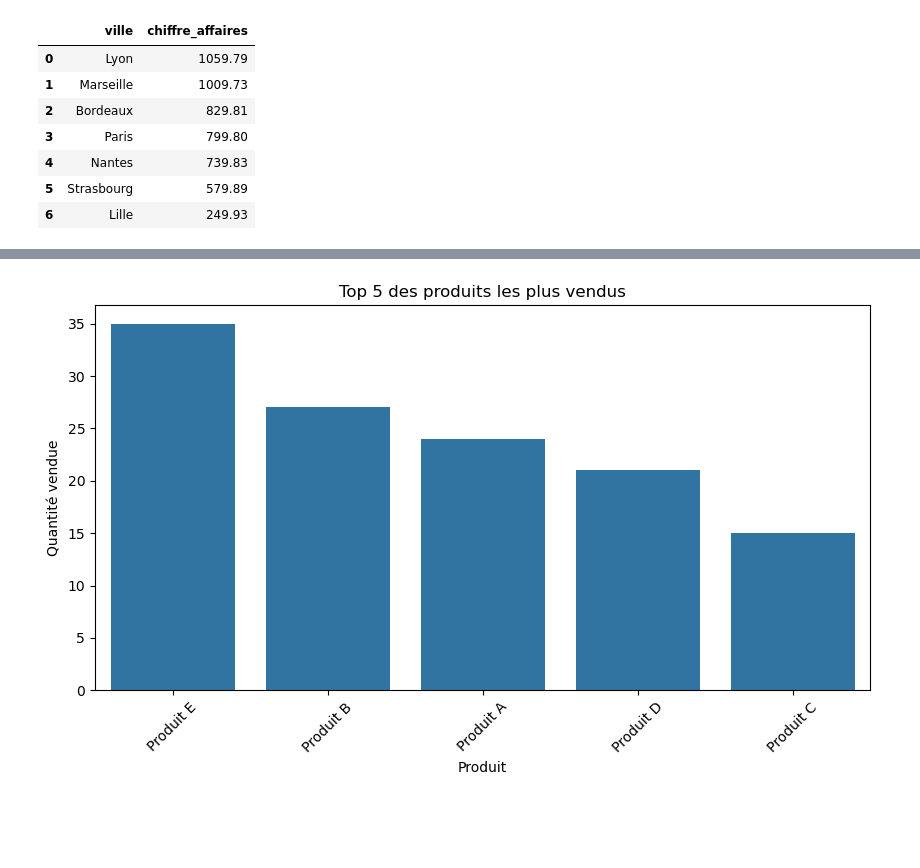
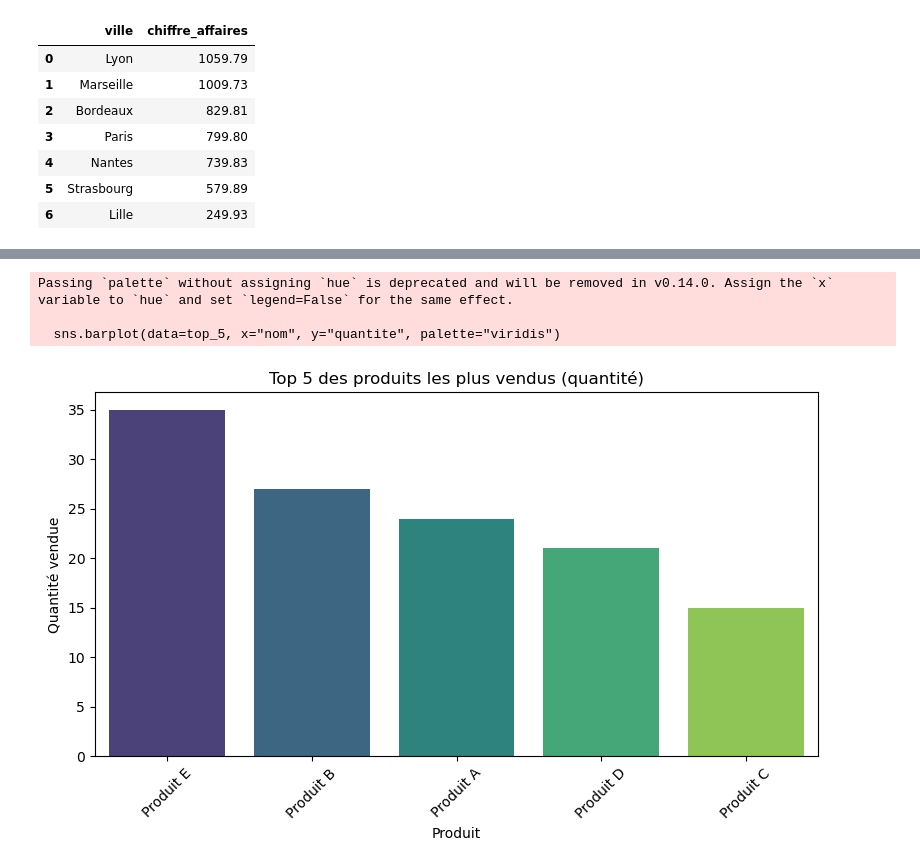
Before and after one commit to Anissa83/analyse-ventes-pme, a Jupyter notebook: PME_sql_pipeline.ipynb, the cells around one changed output, grey strips where cells are left out. Saved outputs shown, nothing was run; the diff lists cells and outputs as text; code cells hidden in the pictures; blank space fills up the shorter version.

Commit message:
ajouter les graphiques

```diff
--- a/PME_sql_pipeline.ipynb
+++ b/PME_sql_pipeline.ipynb
@@ -83,0 +74,6 @@ df_produits.to_sql("produits", conn, if_exists="replace", index=False)
+# %%
+#Insertion de la table df_produits
+# Recharge les produits en corrigeant les colonnes mal lues
+df_produits = pd.read_csv(url_produits)
+df_produits.columns = ['nom', 'id_ref_produit', 'prix', 'stock']  # remettre les bons noms
+df_produits = df_produits[['id_ref_produit', 'nom', 'prix', 'stock']]  # réorganiser les colonnes
@@ -187,11 +205,3 @@ ORDER BY chiffre_affaires DESC
 | 4 | Nantes | 739.83 |
 | 5 | Strasbourg | 579.89 |
 | 6 | Lille | 249.93 |
-# %%
-# Récupération des données
-df_ventes = pd.read_sql("""SELECT * FROM ventes""", conn)
-df_produits = pd.read_sql("""SELECT * FROM produits""", conn)
-
-# Fusion des données sur la clé commune (par exemple 'produit_id')
-df_ventes_produits = df_ventes.merge(df_produits, on="id_ref_produit", how="left")
-df_ventes_produits
@@ -228,15 +272,20 @@ Name: quantite, dtype: int64
 # %%
-#Visualisation des résultats
+top_5 = df_ventes_produits.groupby("nom")["quantite"].sum().sort_values(ascending=False).head(5).reset_index()
+
 import matplotlib.pyplot as plt
 import seaborn as sns
 
-# Top 5 produits les plus vendus
-plt.figure(figsize=(10,5))
-sns.barplot(x=top_produits.index[:5], y=top_produits.values[:5])
-plt.title("Top 5 des produits les plus vendus")
+plt.figure(figsize=(8, 5))
+sns.barplot(data=top_5, x="nom", y="quantite", palette="viridis")
+
+plt.title("Top 5 des produits les plus vendus (quantité)")
 plt.xlabel("Produit")
 plt.ylabel("Quantité vendue")
 plt.xticks(rotation=45)
+plt.tight_layout()
 plt.show()
 # %% [output]
+Passing `palette` without assigning `hue` is deprecated and will be removed in v0.14.0. Assign the `x` variable to `hue` and set `legend=False` for the same effect.
+
+  sns.barplot(data=top_5, x="nom", y="quantite", palette="viridis")
-[figure, old version]
+[figure, new version]
```
Also changed, not shown: parts of 13 cells of this notebook, 3 other files.
